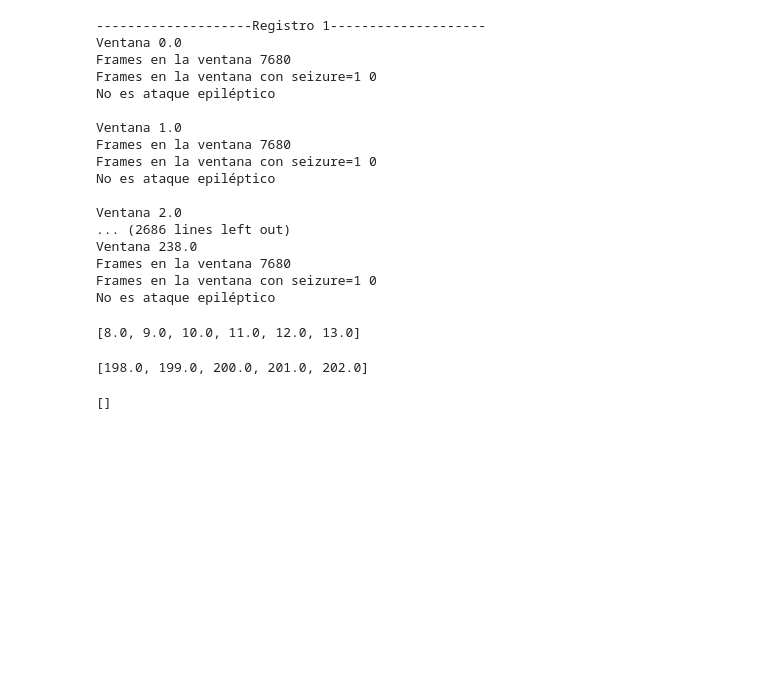
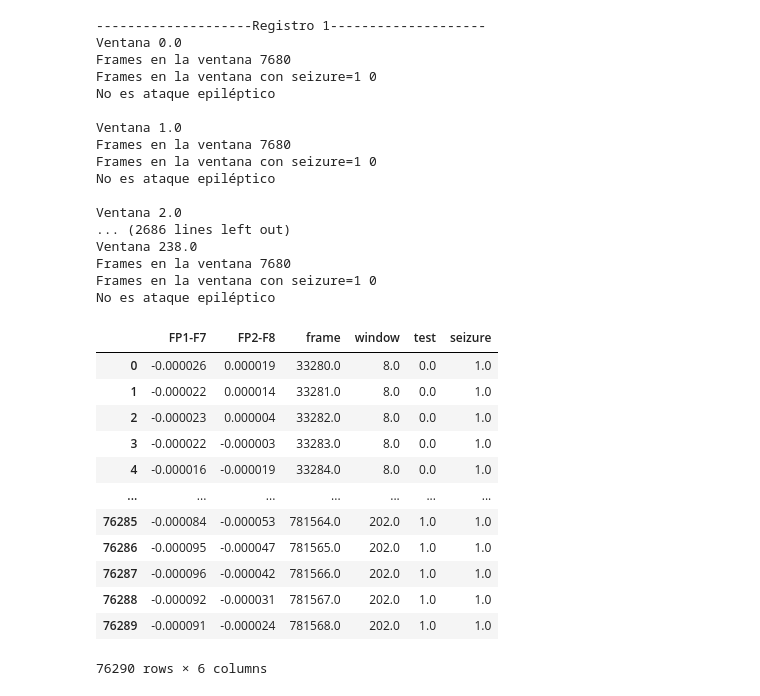
Before and after one commit to BernardoSJ/Commercial-EEG, a Jupyter notebook: Giotto_tests.ipynb, the cells around one changed output. Drawn from its saved outputs; the diff is of its cells as text; code cells hidden in the pictures; blank space fills up the shorter version.

Commit message:
Añadir creación de un DataFrame para los datos que contengan ataques epilépticos

```diff
--- a/Giotto_tests.ipynb
+++ b/Giotto_tests.ipynb
@@ -84,11 +84,12 @@ registros[2]
 # %%
 iteracion=0
 valorVentana=0.0
-listaDeVentanasAtaques=[]
+dfAtaques= pd.DataFrame(columns=df.columns.tolist())
+
 while iteracion<=maximoRegistros:
     maxVentana=registros[iteracion]['window'].max()
     print('--------------------Registro {iteracion}--------------------'.format(iteracion=iteracion+1))
-    listaProvisional=[]
+
     while valorVentana<=maxVentana:
         valoresVentanaActual=registros[iteracion][registros[iteracion]['window'] == valorVentana]
         framesSeizure=valoresVentanaActual[valoresVentanaActual['seizure']==1]
@@ -101,12 +102,13 @@ while iteracion<=maximoRegistros:
         porcentajeVentana=tamañoVentana*0.5
         if(tamañoframes>=porcentajeVentana):
             print('Se trata de un ataque epiléptico')
-            listaProvisional.append(valorVentana)
+            for ir in framesSeizure.itertuples():
+                dfAtaques.loc[len(dfAtaques)]=(ir[1],ir[2],ir[3],ir[4],ir[5],ir[6])
         else:
             print('No es ataque epiléptico')
         print('')
         valorVentana+=1
-    listaDeVentanasAtaques.append(listaProvisional)
+
     valorVentana=0.0
     iteracion+=1
 # %% [output]
@@ -127,15 +129,19 @@ Ventana 238.0
 Frames en la ventana 7680
 Frames en la ventana con seizure=1 0
 No es ataque epiléptico
-# %%
-listaDeVentanasAtaques[0]
-# %% [output]
-[8.0, 9.0, 10.0, 11.0, 12.0, 13.0]
-# %%
-listaDeVentanasAtaques[1]
-# %% [output]
-[198.0, 199.0, 200.0, 201.0, 202.0]
-# %%
-listaDeVentanasAtaques[2]
-# %% [output]
-[]
+# %%
+dfAtaques
+# %% [output]
+|  | FP1-F7 | FP2-F8 | frame | window | test | seizure |
+| 0 | -0.000026 | 0.000019 | 33280.0 | 8.0 | 0.0 | 1.0 |
+| 1 | -0.000022 | 0.000014 | 33281.0 | 8.0 | 0.0 | 1.0 |
+| 2 | -0.000023 | 0.000004 | 33282.0 | 8.0 | 0.0 | 1.0 |
+| 3 | -0.000022 | -0.000003 | 33283.0 | 8.0 | 0.0 | 1.0 |
+| 4 | -0.000016 | -0.000019 | 33284.0 | 8.0 | 0.0 | 1.0 |
+| ... | ... | ... | ... | ... | ... | ... |
+| 76285 | -0.000084 | -0.000053 | 781564.0 | 202.0 | 1.0 | 1.0 |
+| 76286 | -0.000095 | -0.000047 | 781565.0 | 202.0 | 1.0 | 1.0 |
+| 76287 | -0.000096 | -0.000042 | 781566.0 | 202.0 | 1.0 | 1.0 |
+| 76288 | -0.000092 | -0.000031 | 781567.0 | 202.0 | 1.0 | 1.0 |
+| 76289 | -0.000091 | -0.000024 | 781568.0 | 202.0 | 1.0 | 1.0 |
+76290 rows × 6 columns
```
